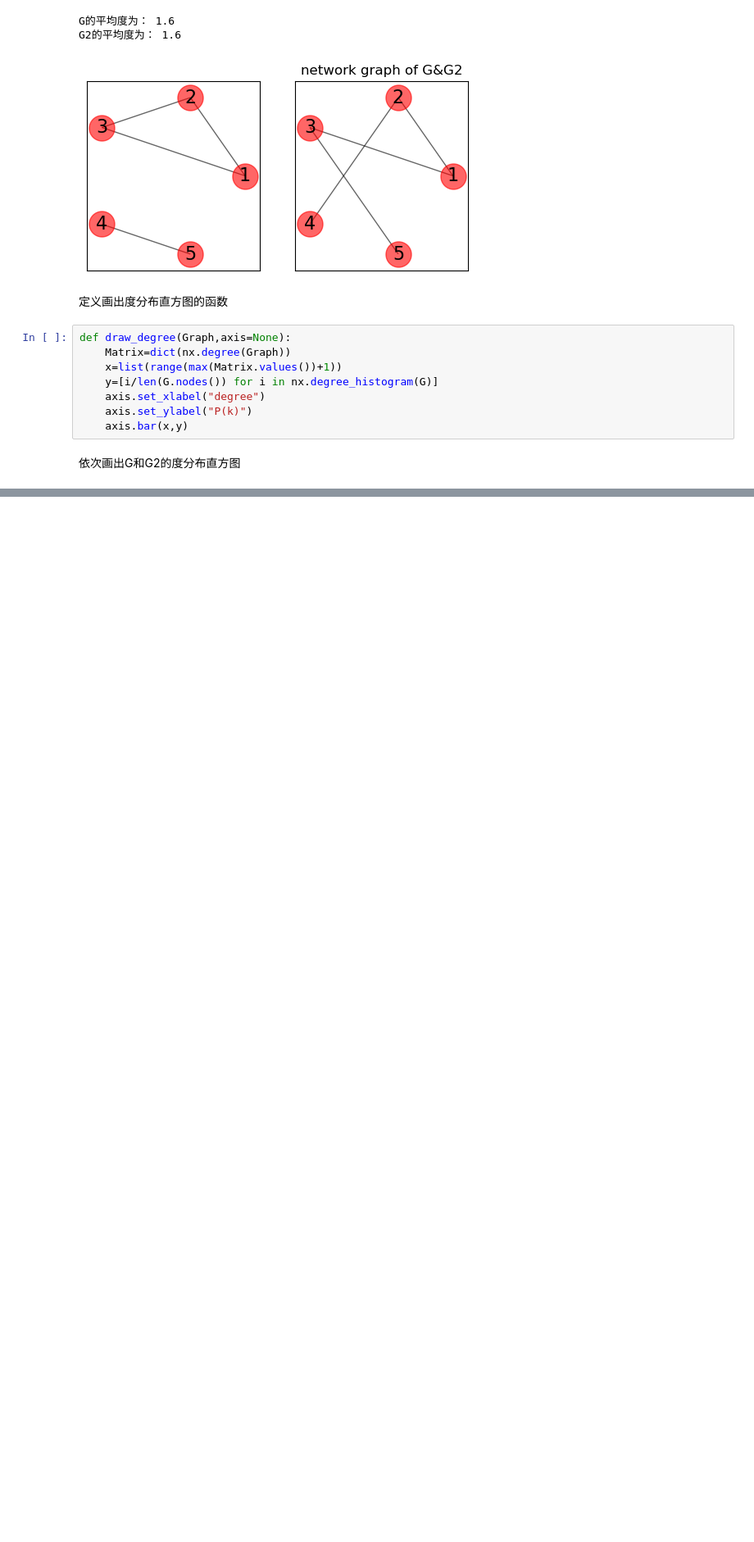
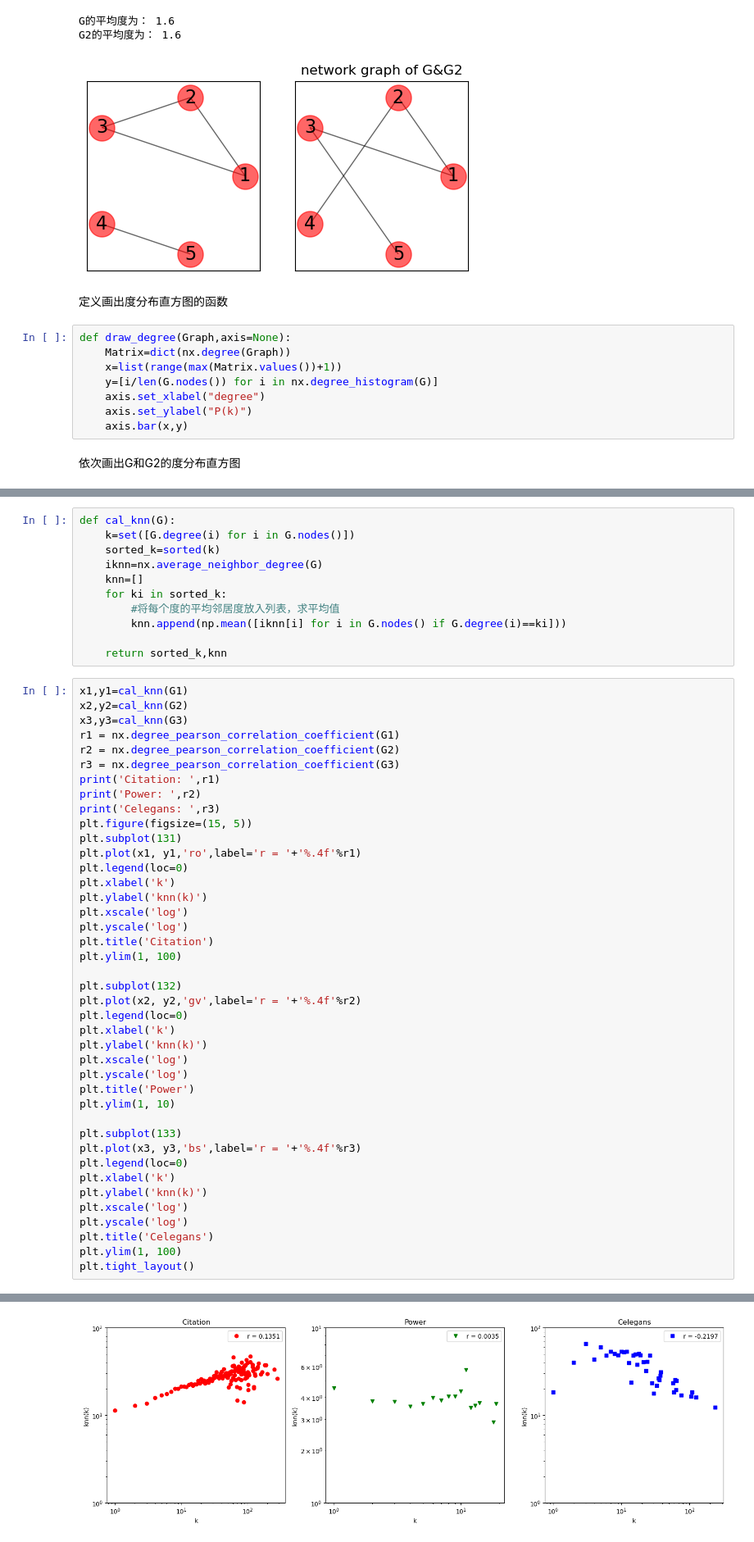
Before and after one commit to dzcaprime/Network, a Jupyter notebook: degree.ipynb, the cells around one changed output, grey strips where cells are left out. Shown at 82% size. Cells and saved outputs as stored; diff of their text form; blank space fills up the shorter version.

```diff
--- a/degree.ipynb
+++ b/degree.ipynb
@@ -54,0 +88,53 @@ draw_degree(G2,ax[1])
+# %%
+def cal_knn(G):
+    k=set([G.degree(i) for i in G.nodes()])
+    sorted_k=sorted(k)
+    iknn=nx.average_neighbor_degree(G)
+    knn=[]
+    for ki in sorted_k:
+        #将每个度的平均邻居度放入列表，求平均值
+        knn.append(np.mean([iknn[i] for i in G.nodes() if G.degree(i)==ki]))
+
+    return sorted_k,knn
+# %%
+x1,y1=cal_knn(G1)
+x2,y2=cal_knn(G2)
+x3,y3=cal_knn(G3)
+r1 = nx.degree_pearson_correlation_coefficient(G1)
+r2 = nx.degree_pearson_correlation_coefficient(G2)
+r3 = nx.degree_pearson_correlation_coefficient(G3)
+print('Citation: ',r1)
+print('Power: ',r2)
+print('Celegans: ',r3)
+plt.figure(figsize=(15, 5))
+plt.subplot(131)
+plt.plot(x1, y1,'ro',label='r = '+'%.4f'%r1)
+plt.legend(loc=0)
+plt.xlabel('k')
+plt.ylabel('knn(k)')
+plt.xscale('log')
+plt.yscale('log')
+plt.title('Citation')
+plt.ylim(1, 100)
+
+plt.subplot(132)
+plt.plot(x2, y2,'gv',label='r = '+'%.4f'%r2)
+plt.legend(loc=0)
+plt.xlabel('k')
+plt.ylabel('knn(k)')
+plt.xscale('log')
+plt.yscale('log')
+plt.title('Power')
+plt.ylim(1, 10)
+
+plt.subplot(133)
+plt.plot(x3, y3,'bs',label='r = '+'%.4f'%r3)
+plt.legend(loc=0)
+plt.xlabel('k')
+plt.ylabel('knn(k)')
+plt.xscale('log')
+plt.yscale('log')
+plt.title('Celegans')
+plt.ylim(1, 100)
+plt.tight_layout()
+# %% [output]
@@ -54,0 +144 @@ draw_degree(G2,ax[1])
+[figure, added]
```
Also changed, not shown: parts of 19 cells of this notebook, 7 other files.
